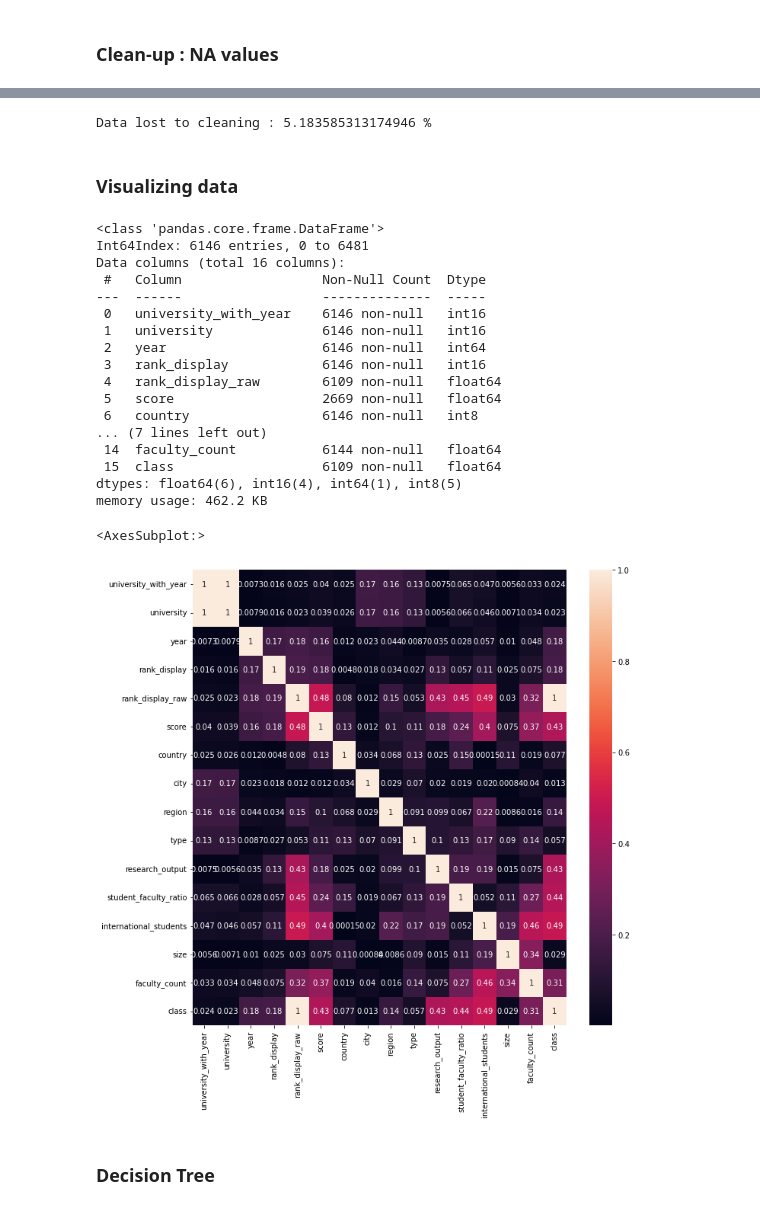
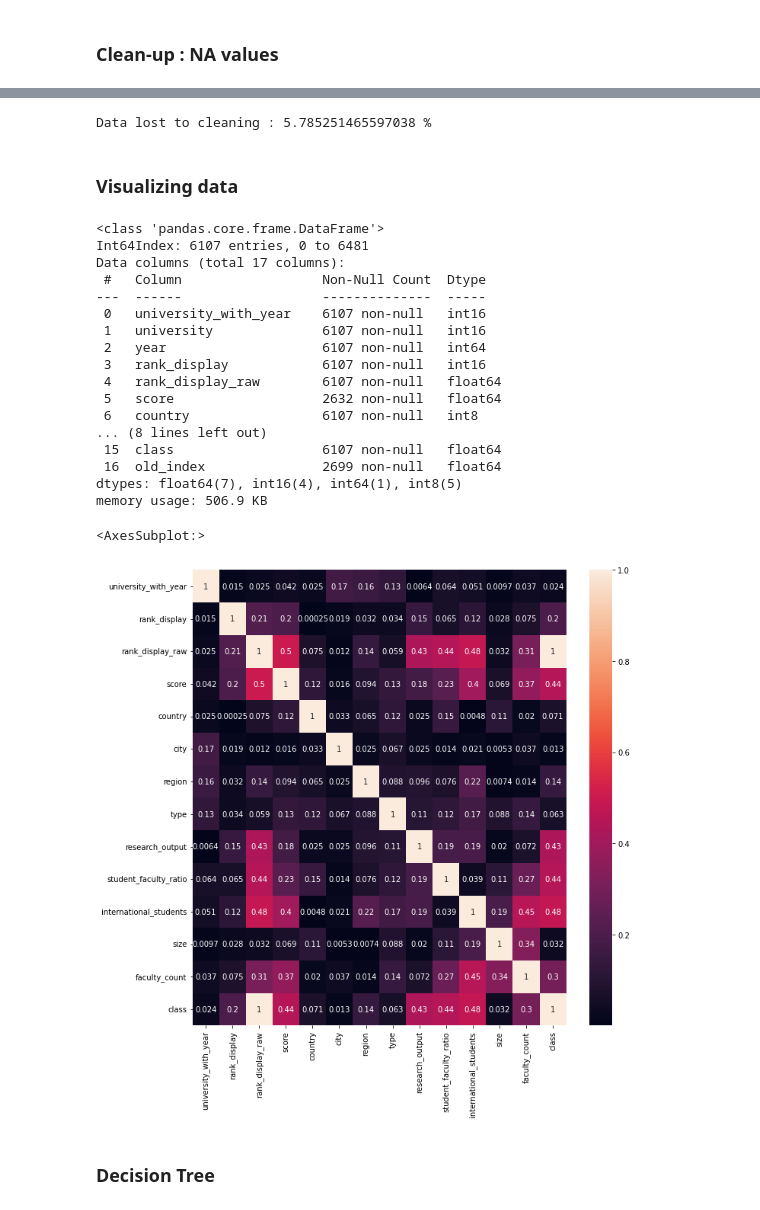
Before and after one commit to Gurleenp/IFT870, a Jupyter notebook: Projet/cleaning.ipynb, the cells around one changed output, grey strips where cells are left out. Saved outputs shown, nothing was run; the diff lists cells and outputs as text; code cells hidden in the pictures.

```diff
--- a/Projet/cleaning.ipynb
+++ b/Projet/cleaning.ipynb
@@ -110,8 +110,8 @@ rank_display_raw = rank_display_raw.astype('int64')
 data.insert(4, "rank_display_raw", rank_display_raw)
 data["rank_display_raw"] = data['rank_display_raw'].replace(0, np.nan)
 # %%
-#Creating new feature for classification
-data["class"] = [i//100 for i in data["rank_display_raw"]]
+# Creating new feature for classification
+data["class"] = [rank//100 for rank in data["rank_display_raw"]]
 # %% [markdown]
 ### Converting objects to categorical
 # %%
@@ -122,11 +122,12 @@ for col in ["international_students", "faculty_count"]:
         data[col] = data[col].str.replace('.', '')
         data[col] = pd.to_numeric(data[col], errors='coerce')
 # %%
-#In some columns different caps lead to different categories
-#So before assigning categories everything is lowercased
+# In some columns different caps lead to different categories
+# So before assigning categories everything is lowercased
 for col in data.columns:
     if is_object_dtype(data[col]):
-        data[col] = data[col].str.lower().astype('category')
+        data[col] = data[col].str.lower()
+        data[col] = data[col].astype('category')
         data[col] = data[col].cat.codes + 1
 # %% [markdown]
 ### Clean-up : NA values
@@ -165,9 +165,9 @@ def fill_score_if_possible():
 
 fill_score_if_possible()
 # %%
-#Filling some missing values with the median of the values from the same class
-to_fill = ["student_faculty_ratio", "international_students", "faculty_count"]
-for col in to_fill:
+# Filling some missing values with the median of the values from the same class
+columns_to_fill = ["student_faculty_ratio", "international_students", "faculty_count"]
+for col in columns_to_fill:
     data[col] = data[col].fillna(data.groupby('class')[col].transform('median'))
 # %%
 data.isna().sum().loc[data.isna().sum() > 0]
@@ -183,19 +185,22 @@ data.drop(data_with_too_much_na_idxs, inplace=True)
 # %%
-#Removing rows with rank i > rank j and score i> score j
-for i in range(6):
-    data_with_score = data.loc[data["rank_display_raw"]<=500]
-    if 2017+i<=2018:
-        data_with_score = data.loc[data["rank_display_raw"]<=400]
+# Removing rows with rank i > rank j but score i > score j
+for year in range(2017, 2017+6):
 
-    data_with_score["old_index"] = data_with_score.index
+    limit_rank = 400 if year <= 2018 else 500
+    data_with_score = data.loc[data["rank_display_raw"]<=limit_rank]
 
-    year_data = data_with_score.loc[data_with_score["year"]==2017+i]
-    sorted_score = year_data.sort_values(by=['score'], axis = 0, ascending = False).reset_index()
+    data.loc[data["rank_display_raw"]<=limit_rank, "old_index"] = data_with_score.index
+    # data_with_score["old_index"] = data_with_score.index
+
+    year_data = data_with_score.loc[data_with_score["year"]==year]
+    sorted_score = year_data.sort_values(by=['score'], axis=0, ascending=False).reset_index()
+
     j=1
-    while j <len(sorted_score):
+    while j < len(sorted_score):
+        # Outlier
         if sorted_score.loc[j-1]["rank_display_raw"] > sorted_score.loc[j]["rank_display_raw"]:
-            data.drop(index = sorted_score.loc[j]["old_index"], inplace = True)
-            sorted_score.drop(index = j, inplace = True)
+            data.drop(index=sorted_score.loc[j]["old_index"], inplace=True)
+            sorted_score.drop(index=j, inplace=True)
             sorted_score.reset_index(drop=True, inplace=True)
         else:
             j+=1
@@ -209,36 +210,36 @@ See the caveats in the documentation: https://pandas.pydata.org/pandas-docs/stab
 #Calculate data lost to cleaning
 print("Data lost to cleaning :", (N_init - len(data))*100/N_init, "%")
 # %% [output]
-Data lost to cleaning : 5.183585313174946 %
+Data lost to cleaning : 5.785251465597038 %
 # %% [markdown]
 ### Visualizing data
 # %%
 data.info()
 # %% [output]
 <class 'pandas.core.frame.DataFrame'>
-Int64Index: 6146 entries, 0 to 6481
-Data columns (total 16 columns):
+Int64Index: 6107 entries, 0 to 6481
+Data columns (total 17 columns):
  #   Column                  Non-Null Count  Dtype
 ---  ------                  --------------  -----
- 0   university_with_year    6146 non-null   int16
- 1   university              6146 non-null   int16
- 2   year                    6146 non-null   int64
- 3   rank_display            6146 non-null   int16
- 4   rank_display_raw        6109 non-null   float64
- 5   score                   2669 non-null   float64
- 6   country                 6146 non-null   int8
-... (7 lines left out)
- 14  faculty_count           6144 non-null   float64
- 15  class                   6109 non-null   float64
-dtypes: float64(6), int16(4), int64(1), int8(5)
-memory usage: 462.2 KB
+ 0   university_with_year    6107 non-null   int16
+ 1   university              6107 non-null   int16
+ 2   year                    6107 non-null   int64
+ 3   rank_display            6107 non-null   int16
+ 4   rank_display_raw        6107 non-null   float64
+ 5   score                   2632 non-null   float64
+ 6   country                 6107 non-null   int8
+... (8 lines left out)
+ 15  class                   6107 non-null   float64
+ 16  old_index               2699 non-null   float64
+dtypes: float64(7), int16(4), int64(1), int8(5)
+memory usage: 506.9 KB
 # %%
-data_corr = data.corr()
+data_corr = data.drop(columns=["university", "year"], axis=1).corr()
 plt.figure(figsize = (11,11))
 sns.heatmap(abs(data_corr), annot = True)
 # %% [output]
 <AxesSubplot:>
-[figure, old version]
+[figure, new version]
 # %% [markdown]
 ### Decision Tree
 # %%
```
Also changed, not shown: parts of 10 cells of this notebook.
